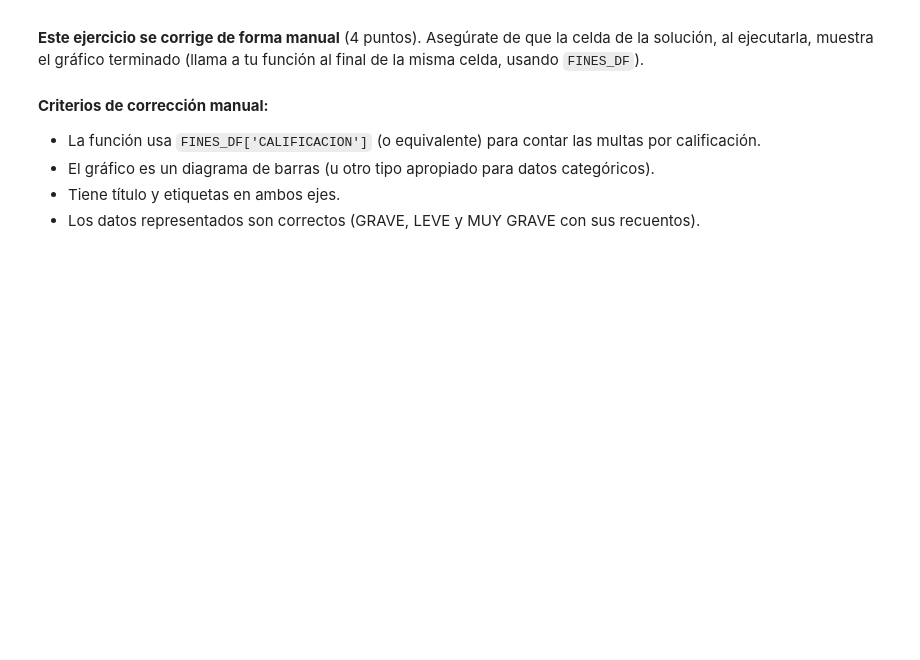
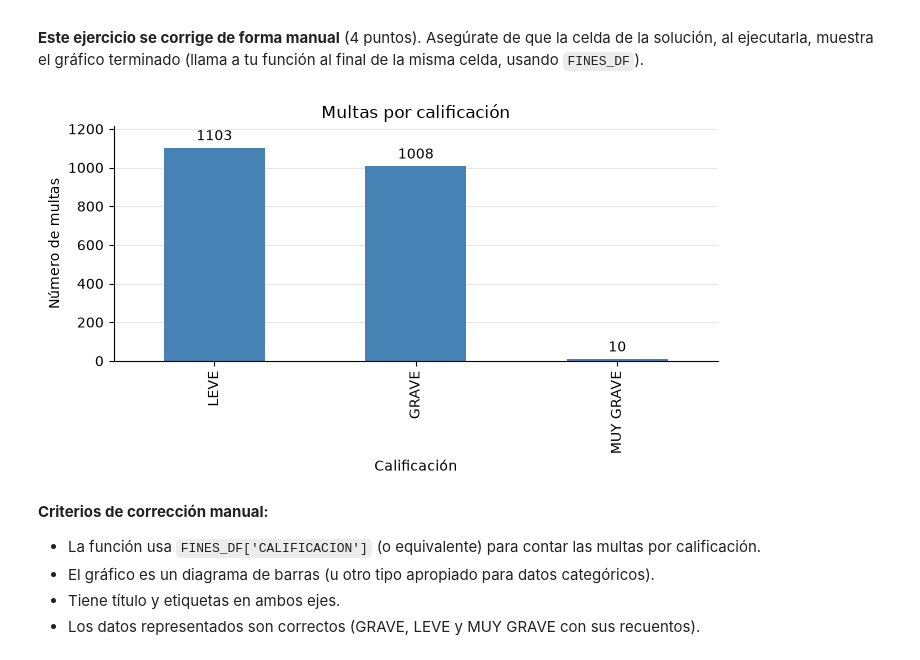
Before and after one commit to JaimeRLA/proyecto_python, a Jupyter notebook: E3_pandas.ipynb, the cells around one changed output. Cells and saved outputs as stored; diff of their text form; code cells hidden in the pictures; blank space fills up the shorter version.

```diff
--- a/E3_pandas.ipynb
+++ b/E3_pandas.ipynb
@@ -68,12 +79,16 @@ import os
 import testing_03 as testing
 
 # Tus import aquí
-# YOUR CODE HERE
-raise NotImplementedError()
-
+import pandas as pd
+import numpy as np
+import matplotlib.pyplot as plt
 
 TESTDATAFILE = 'data_test.csv'
 NOV_2023 = '2023_nov.csv'
+TEXT_COLUMNS = ['CALIFICACION', 'LUGAR', 'DENUNCIANTE']
+SPEED_COLUMNS = ['VEL_LIMITE', 'VEL_CIRCULA']
+AMOUNT_BINS = [-np.inf, 100, 200, np.inf]
+AMOUNT_LABELS = ['BAJO', 'MEDIO', 'ALTO']
 # %% [markdown]
 ## Ejercicio 1: Carga del Fichero con Pandas
 
@@ -327,3 +846,38 @@ raise NotImplementedError()
+# %%
+def plot_fines_by_qualification(df: pd.DataFrame) -> None:
+    """Muestra un diagrama de barras con el número de multas por calificación.
+
+    Cuenta las multas de cada CALIFICACION con value_counts (de mayor a
+    menor) y las dibuja como barras, con título y etiquetas en los ejes.
+
+    Args:
+        df: DataFrame de multas con la columna CALIFICACION.
+
+    Returns:
+        None. Muestra el gráfico.
+    """
+    counts = df['CALIFICACION'].value_counts()
+
+    fig, ax = plt.subplots(figsize=(7, 4))
+    counts.plot(kind='bar', ax=ax, color='steelblue', width=0.5)
+    ax.bar_label(ax.containers[0], padding=3)
+    ax.margins(y=0.1)
+
+    ax.set_title('Multas por calificación')
+    ax.set_xlabel('Calificación')
+    ax.set_ylabel('Número de multas')
+    ax.tick_params(axis='x', labelrotation=90)
+    ax.spines[['top', 'right']].set_visible(False)
+    ax.grid(axis='y', alpha=0.3)
+    ax.set_axisbelow(True)
+
+    fig.tight_layout()
+    plt.show()
+
+
+plot_fines_by_qualification(FINES_DF)
+# %% [output]
+[figure, added]
 # %% [markdown]
 **Criterios de corrección manual:**
 - La función usa `FINES_DF['CALIFICACION']` (o equivalente) para contar las multas por calificación.
```
Also changed, not shown: parts of 62 cells of this notebook, 10 other files.
